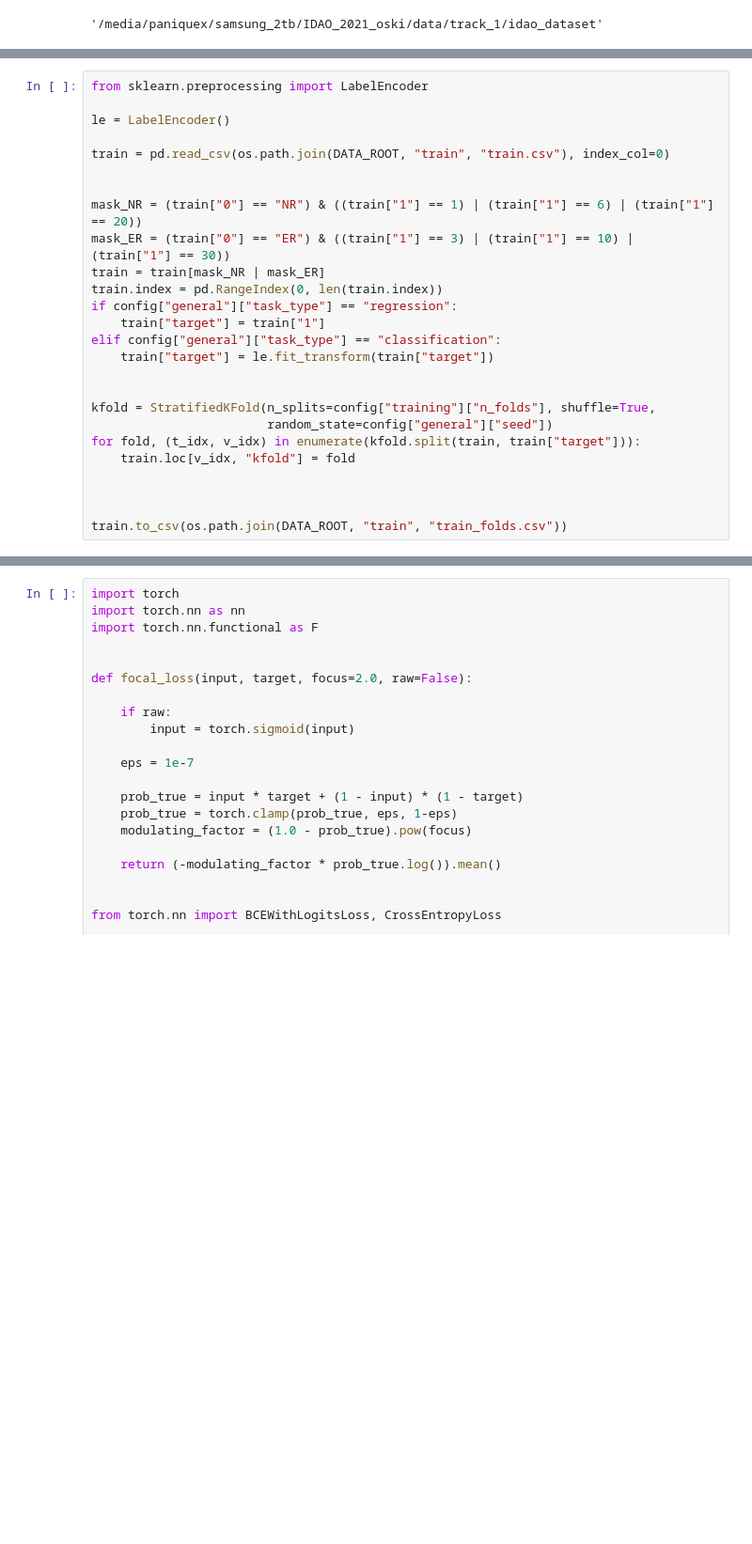
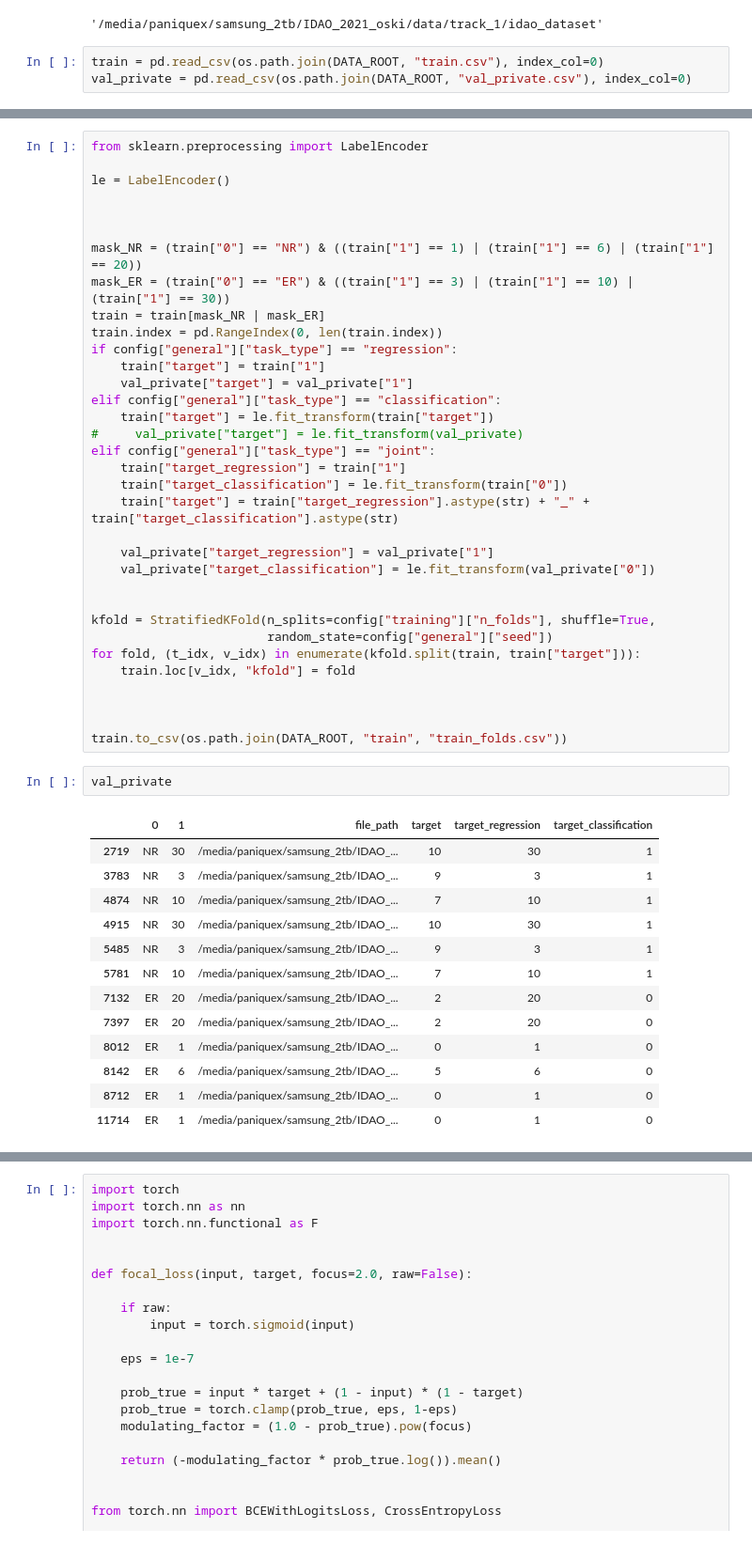
Before and after one commit to paniquex/IDAO_2021_oski, a Jupyter notebook: notebooks/training_pipeline.ipynb, the cells around one changed output, grey strips where cells are left out. Shown: that part at 94% size. Cells and saved outputs as stored; diff of their text form; blank space fills up the shorter version.

Commit message:
joint optimization was implemented. Classification pipeline is not working now

```diff
--- a/notebooks/training_pipeline.ipynb
+++ b/notebooks/training_pipeline.ipynb
@@ -50,3 +50,6 @@ DEVICE = torch.device(f"cuda:{ids}")
 DATA_ROOT
 # %% [output]
 '/media/paniquex/samsung_2tb/IDAO_2021_oski/data/track_1/idao_dataset'
+# %%
+train = pd.read_csv(os.path.join(DATA_ROOT, "train.csv"), index_col=0)
+val_private = pd.read_csv(os.path.join(DATA_ROOT, "val_private.csv"), index_col=0)
@@ -55,7 +72,6 @@ from sklearn.preprocessing import LabelEncoder
 
 le = LabelEncoder()
 
-train = pd.read_csv(os.path.join(DATA_ROOT, "train", "train.csv"), index_col=0)
 
 
 mask_NR = (train["0"] == "NR") & ((train["1"] == 1) | (train["1"] == 6) | (train["1"] == 20))
@@ -64,8 +80,17 @@ train = train[mask_NR | mask_ER]
 train.index = pd.RangeIndex(0, len(train.index))
 if config["general"]["task_type"] == "regression":
     train["target"] = train["1"]
+    val_private["target"] = val_private["1"]
 elif config["general"]["task_type"] == "classification":
     train["target"] = le.fit_transform(train["target"])
+#     val_private["target"] = le.fit_transform(val_private)
+elif config["general"]["task_type"] == "joint":
+    train["target_regression"] = train["1"]
+    train["target_classification"] = le.fit_transform(train["0"])
+    train["target"] = train["target_regression"].astype(str) + "_" + train["target_classification"].astype(str)
+
+    val_private["target_regression"] = val_private["1"]
+    val_private["target_classification"] = le.fit_transform(val_private["0"])
 
 
 kfold = StratifiedKFold(n_splits=config["training"]["n_folds"], shuffle=True,
@@ -76,6 +101,22 @@ for fold, (t_idx, v_idx) in enumerate(kfold.split(train, train["target"])):
 
 
 train.to_csv(os.path.join(DATA_ROOT, "train", "train_folds.csv"))
+# %%
+val_private
+# %% [output]
+|  | 0 | 1 | file_path | target | target_regression | target_classification |
+| 2719 | NR | 30 | /media/paniquex/samsung_2tb/IDAO_... | 10 | 30 | 1 |
+| 3783 | NR | 3 | /media/paniquex/samsung_2tb/IDAO_... | 9 | 3 | 1 |
+| 4874 | NR | 10 | /media/paniquex/samsung_2tb/IDAO_... | 7 | 10 | 1 |
+| 4915 | NR | 30 | /media/paniquex/samsung_2tb/IDAO_... | 10 | 30 | 1 |
+| 5485 | NR | 3 | /media/paniquex/samsung_2tb/IDAO_... | 9 | 3 | 1 |
+| 5781 | NR | 10 | /media/paniquex/samsung_2tb/IDAO_... | 7 | 10 | 1 |
+| 7132 | ER | 20 | /media/paniquex/samsung_2tb/IDAO_... | 2 | 20 | 0 |
+| 7397 | ER | 20 | /media/paniquex/samsung_2tb/IDAO_... | 2 | 20 | 0 |
+| 8012 | ER | 1 | /media/paniquex/samsung_2tb/IDAO_... | 0 | 1 | 0 |
+| 8142 | ER | 6 | /media/paniquex/samsung_2tb/IDAO_... | 5 | 6 | 0 |
+| 8712 | ER | 1 | /media/paniquex/samsung_2tb/IDAO_... | 0 | 1 | 0 |
+| 11714 | ER | 1 | /media/paniquex/samsung_2tb/IDAO_... | 0 | 1 | 0 |
 # %%
 import albumentations
 from albumentations import *
```
Also changed, not shown: parts of 8 cells of this notebook, 6 other files.
